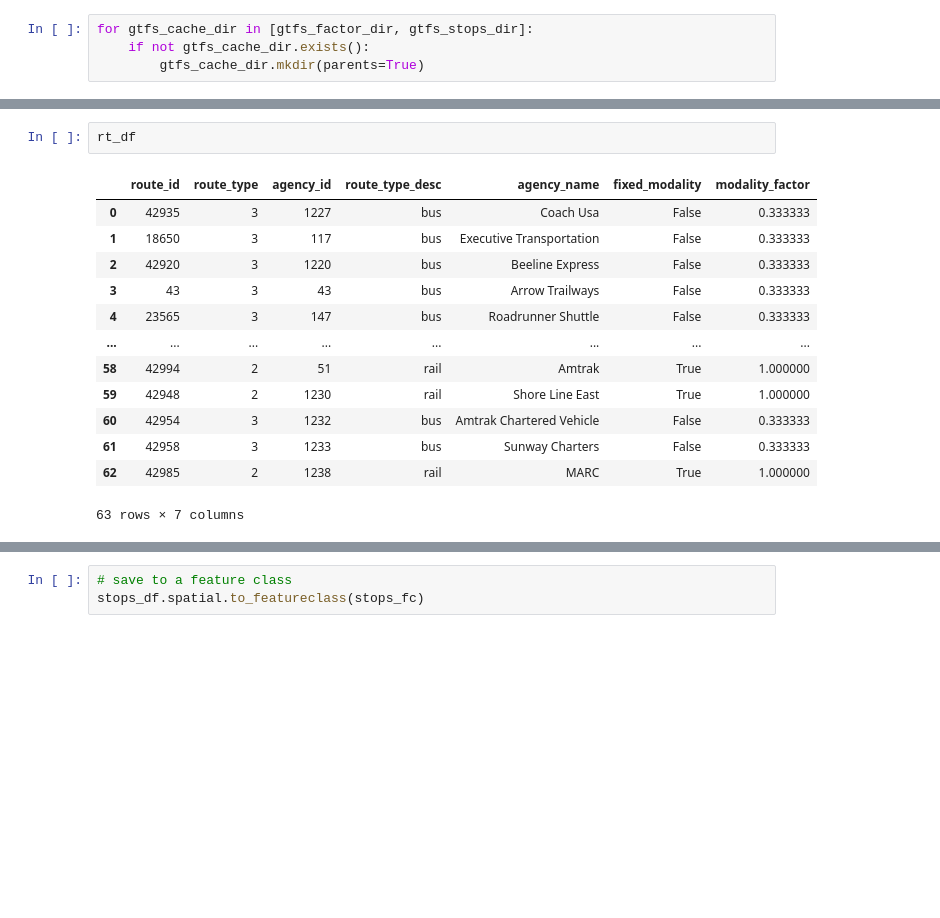
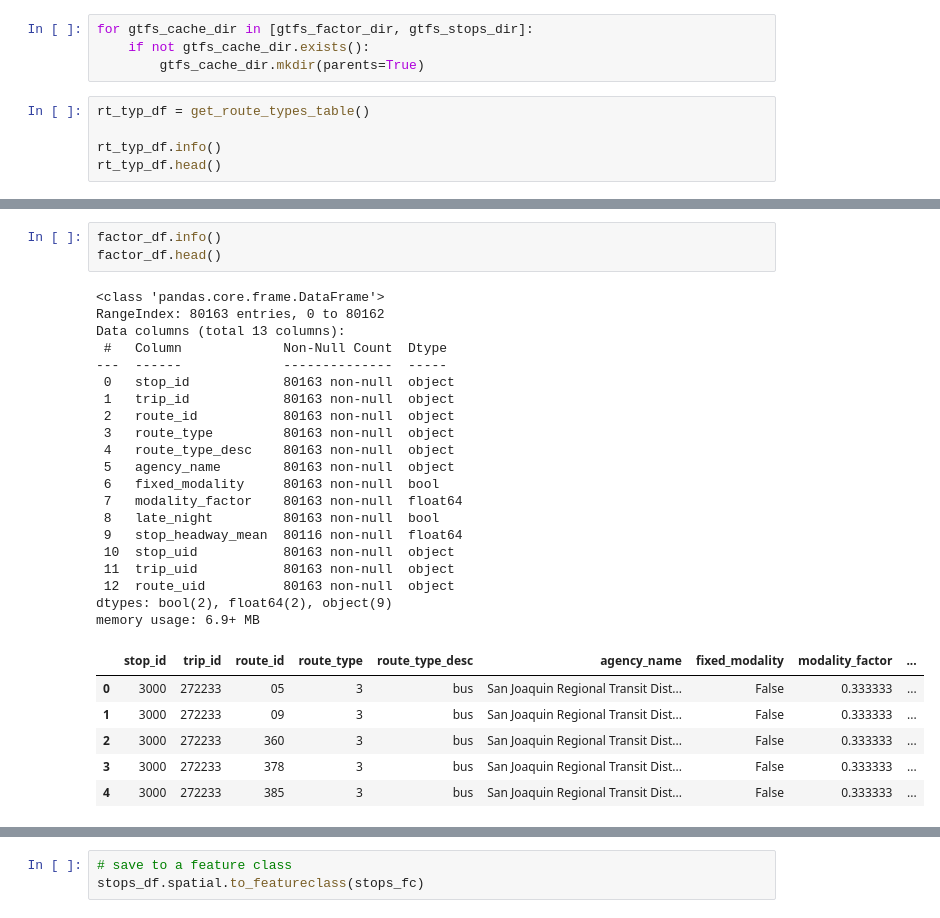
Before and after one commit to knu2xs/gtfs-tools, a Jupyter notebook: notebooks/distance-decay-index.ipynb, the cells around one changed output, grey strips where cells are left out. Drawn from its saved outputs; the diff is of its cells as text; blank space fills up the shorter version.

```diff
--- a/notebooks/distance-decay-index.ipynb
+++ b/notebooks/distance-decay-index.ipynb
@@ -37,3 +38,8 @@ gtfs_pth_lst = [pth.parent for pth in gtfs_parent_dir.glob('**/agency.txt')]
 for gtfs_cache_dir in [gtfs_factor_dir, gtfs_stops_dir]:
     if not gtfs_cache_dir.exists():
         gtfs_cache_dir.mkdir(parents=True)
+# %%
+rt_typ_df = get_route_types_table()
+
+rt_typ_df.info()
+rt_typ_df.head()
@@ -114,17 +137,31 @@ for gtfs_pth in gtfs_pth_lst:
 # %%
-rt_df
+factor_df.info()
+factor_df.head()
 # %% [output]
+<class 'pandas.core.frame.DataFrame'>
+RangeIndex: 80163 entries, 0 to 80162
+Data columns (total 13 columns):
+ #   Column             Non-Null Count  Dtype
+---  ------             --------------  -----
+ 0   stop_id            80163 non-null  object
+ 1   trip_id            80163 non-null  object
+ 2   route_id           80163 non-null  object
+ 3   route_type         80163 non-null  object
+ 4   route_type_desc    80163 non-null  object
+ 5   agency_name        80163 non-null  object
+ 6   fixed_modality     80163 non-null  bool
+ 7   modality_factor    80163 non-null  float64
+ 8   late_night         80163 non-null  bool
+ 9   stop_headway_mean  80116 non-null  float64
+ 10  stop_uid           80163 non-null  object
+ 11  trip_uid           80163 non-null  object
+ 12  route_uid          80163 non-null  object
+dtypes: bool(2), float64(2), object(9)
+memory usage: 6.9+ MB
-|  | route_id | route_type | agency_id | route_type_desc | agency_name | fixed_modality | modality_factor |
-| 0 | 42935 | 3 | 1227 | bus | Coach Usa | False | 0.333333 |
-| 1 | 18650 | 3 | 117 | bus | Executive Transportation | False | 0.333333 |
-| 2 | 42920 | 3 | 1220 | bus | Beeline Express | False | 0.333333 |
-| 3 | 43 | 3 | 43 | bus | Arrow Trailways | False | 0.333333 |
-| 4 | 23565 | 3 | 147 | bus | Roadrunner Shuttle | False | 0.333333 |
-| ... | ... | ... | ... | ... | ... | ... | ... |
-| 58 | 42994 | 2 | 51 | rail | Amtrak | True | 1.000000 |
-| 59 | 42948 | 2 | 1230 | rail | Shore Line East | True | 1.000000 |
-| 60 | 42954 | 3 | 1232 | bus | Amtrak Chartered Vehicle | False | 0.333333 |
-| 61 | 42958 | 3 | 1233 | bus | Sunway Charters | False | 0.333333 |
-| 62 | 42985 | 2 | 1238 | rail | MARC | True | 1.000000 |
+|  | stop_id | trip_id | route_id | route_type | route_type_desc | agency_name | fixed_modality | modality_factor | ... |
+| 0 | 3000 | 272233 | 05 | 3 | bus | San Joaquin Regional Transit Dist... | False | 0.333333 | ... |
+| 1 | 3000 | 272233 | 09 | 3 | bus | San Joaquin Regional Transit Dist... | False | 0.333333 | ... |
+| 2 | 3000 | 272233 | 360 | 3 | bus | San Joaquin Regional Transit Dist... | False | 0.333333 | ... |
+| 3 | 3000 | 272233 | 378 | 3 | bus | San Joaquin Regional Transit Dist... | False | 0.333333 | ... |
+| 4 | 3000 | 272233 | 385 | 3 | bus | San Joaquin Regional Transit Dist... | False | 0.333333 | ... |
-63 rows × 7 columns
 # %%
```
Also changed, not shown: parts of 19 cells of this notebook, 4 other files.
